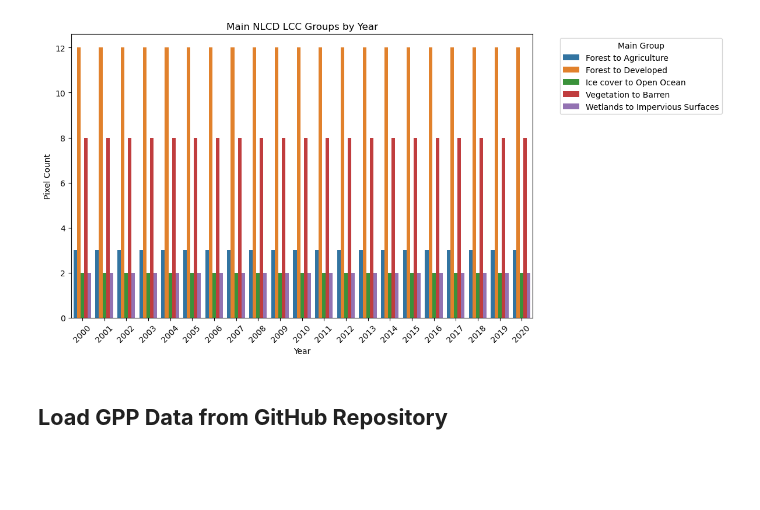
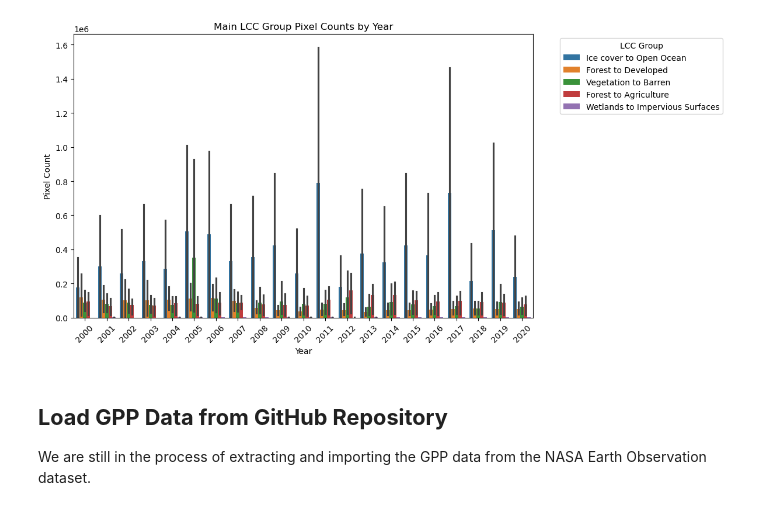
Before and after one commit to lilykarg/biosquad, a Jupyter notebook: biosquad.ipynb, the cells around one changed output. Cells and saved outputs as stored; diff of their text form; code cells hidden in the pictures; blank space fills up the shorter version.

```diff
--- a/biosquad.ipynb
+++ b/biosquad.ipynb
@@ -30,29 +30,23 @@ import matplotlib.pyplot as plt
 # %%
-# Function for importing all XML LCC data files ----
-
-# define GitHub access token
-token = "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"
-headers = {"Authorization": f"token {token}"}
-
+# create a function for importing all XML LCC data files from GitHub repositroy
 def parse_lcc_xml(url):
     response = requests.get(url, headers=headers)
     if response.status_code != 200:
         print(f"Failed to download {url}: {response.status_code}")
         return None
-
     root = ET.fromstring(response.content)
 
-    # Extract field names
-    field_names = [field.find('Name').text for field in root.findall('.//GDALRasterAttributeTable/FieldDefn')]
+    # extract the feature names
+    feature_names = [feature.find('Name').text for feature in root.findall('.//GDALRasterAttributeTable/FieldDefn')]
 
-    # Extract rows
+    # extract the rows
     rows = []
     for row in root.findall('.//GDALRasterAttributeTable/Row'):
         rows.append([f.text for f in row.findall('F')])
 
-    lcc_df = pd.DataFrame(rows, columns=field_names)
+    lcc_df = pd.DataFrame(rows, columns=feature_names)
 
-    # Convert numeric columns
+    # convert to numeric columns
     for col in lcc_df.columns:
         try:
             lcc_df[col] = pd.to_numeric(lcc_df[col])
@@ -176,8 +173,8 @@ Vegetation to barren:
 # %%
 # Filter LCC dataset to only include the major land conversion groupings:
 
-# Map detailed NLCD classes to main groups
-nlcd_group_map = {
+# Map the LCC "classes" to the main groups
+lcc_group_map = {
     # Forest to Agriculture
     "Deciduous Forest to Cultivated Crops": "Forest to Agriculture",
     "Evergreen Forest to Cultivated Crops": "Forest to Agriculture",
@@ -216,7 +213,5 @@ nlcd_group_map = {
     "Deciduous Forest to Barren Land": "Vegetation to Barren",
 }
 
-# apply mapping to dataframe
-combined_lcc_df['NLCD Main Group'] = combined_lcc_df['NLCD Land Cover Class'].map(nlcd_group_map)
-
-group_counts = combined_lcc_df.groupby(['year', 'NLCD Main Group']).size().reset_index(name='count')
+# apply mapping to dataframe and create a new column called
+combined_lcc_df['LCC Main Group'] = combined_lcc_df['NLCD Land Cover Class'].map(lcc_group_map)
@@ -223,16 +231,18 @@ group_counts = combined_lcc_df.groupby(['year', 'NLCD Main Group']).size().reset
 # %%
-# Count pixels per main group per year
+# Plot the pixel count data for each LCC group by year
 plt.figure(figsize=(12,6))
-sns.barplot(data=group_counts, x='year', y='count', hue='NLCD Main Group')
+sns.barplot(data=combined_lcc_df, x='year', y='Pixel Count', hue='LCC Main Group')
 
-plt.title("Main NLCD LCC Groups by Year")
+plt.title("Main LCC Group Pixel Counts by Year")
 plt.ylabel("Pixel Count")
 plt.xlabel("Year")
-plt.legend(title="Main Group", bbox_to_anchor=(1.05, 1), loc='upper left')
+plt.legend(title="LCC Group", bbox_to_anchor=(1.05, 1), loc='upper left')
 plt.xticks(rotation=45)
 plt.tight_layout()
 plt.show()
 # %% [output]
-[figure, old version]
+[figure, new version]
 # %% [markdown]
 ## **Load GPP Data from GitHub Repository**
+
+We are still in the process of extracting and importing the GPP data from the NASA Earth Observation dataset.
```
Also changed, not shown: parts of 15 cells of this notebook.
